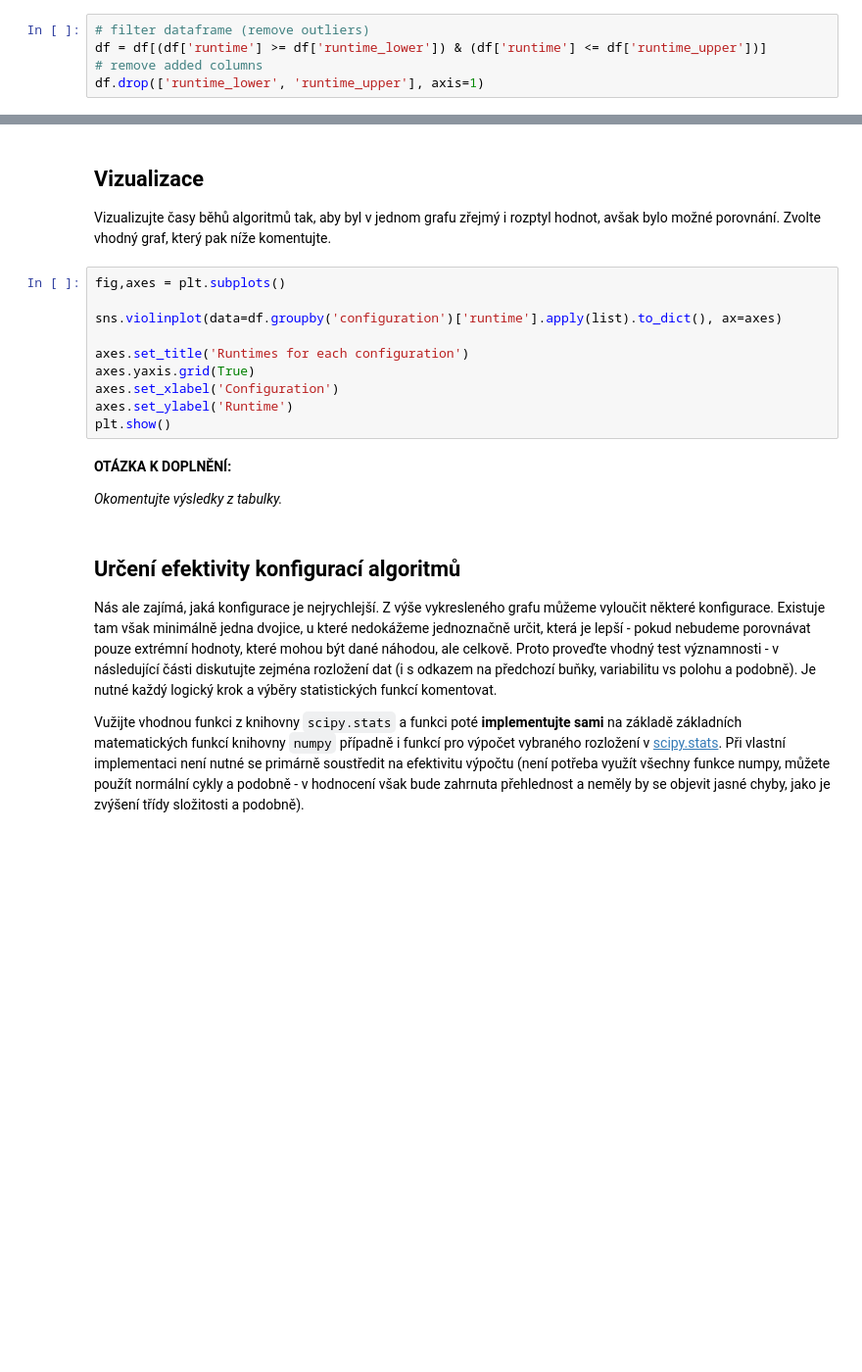
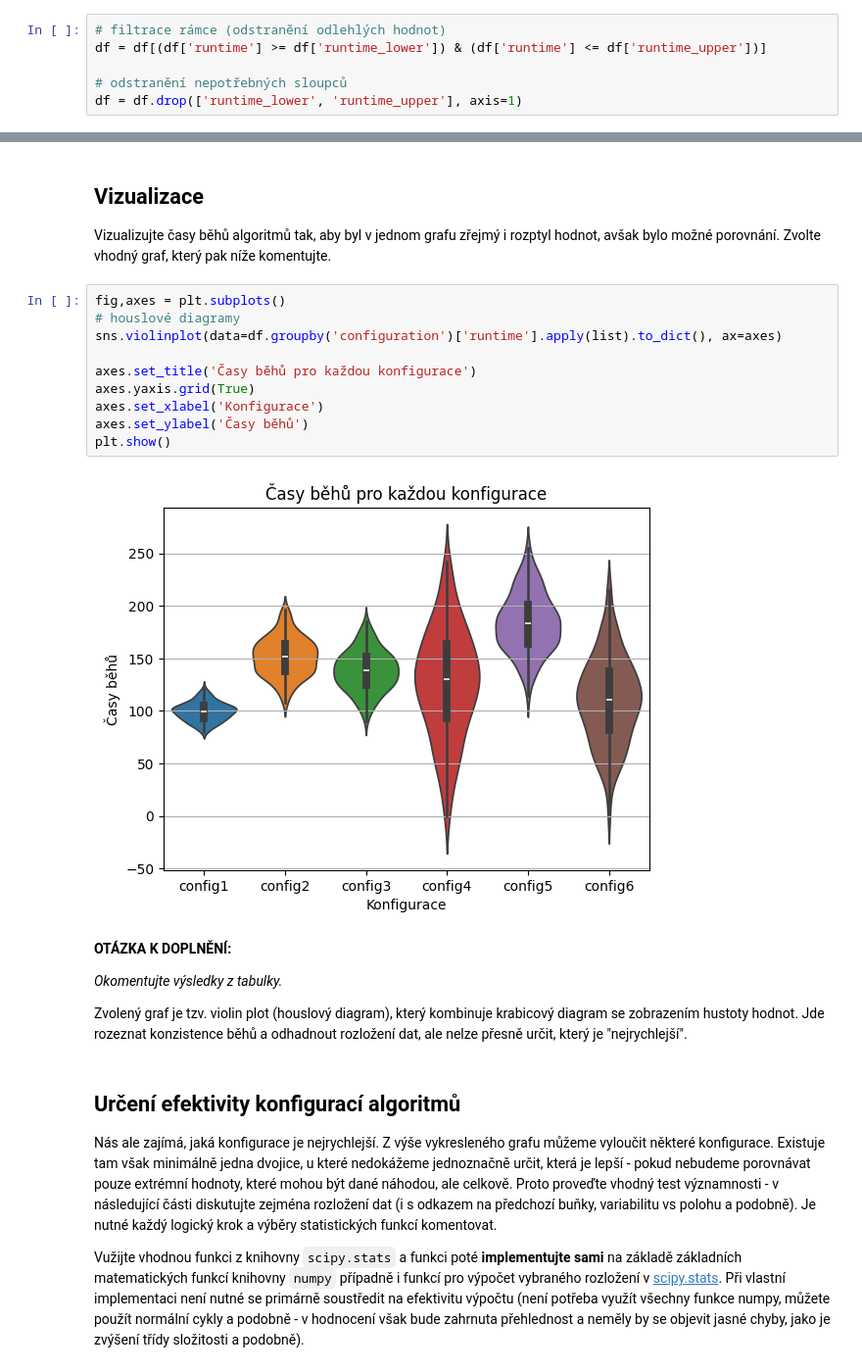
Before and after one commit to Explosiver001/MSP-Projekt1, a Jupyter notebook: proj1.ipynb, the cells around one changed output, grey strips where cells are left out. Shown: that part at 98% size. Saved outputs shown, nothing was run; the diff lists cells and outputs as text; blank space fills up the shorter version.

```diff
--- a/proj1.ipynb
+++ b/proj1.ipynb
@@ -106,10 +142,11 @@ Zvolený graf je tzv. boxplot (krabicový graf). V boxplotu můžeme vizualizova
 # %% [markdown]
 Vyčistěte dataframe `df` tak, aby tam tyto hodnoty nebyly a ukažte znovu analýzu toho, že čištění dat bylo úspěšné. Odtud dále pracujte s vyčištěným datasetem.
 # %%
-# filter dataframe (remove outliers)
+# filtrace rámce (odstranění odlehlých hodnot)
 df = df[(df['runtime'] >= df['runtime_lower']) & (df['runtime'] <= df['runtime_upper'])]
-# remove added columns
-df.drop(['runtime_lower', 'runtime_upper'], axis=1)
+
+# odstranění nepotřebných sloupců
+df = df.drop(['runtime_lower', 'runtime_upper'], axis=1)
 # %% [markdown]
 ## Deskriptivní popis hodnot
 Vypište pro jednotlivé konfigurace základní deskriptivní parametry.
@@ -136,18 +182,22 @@ Z tabulky lze pořadě vyčíst:
 Vizualizujte časy běhů algoritmů tak, aby byl v jednom grafu zřejmý i rozptyl hodnot, avšak bylo možné porovnání. Zvolte vhodný graf, který pak níže komentujte.
 # %%
 fig,axes = plt.subplots()
-
+# houslové diagramy
 sns.violinplot(data=df.groupby('configuration')['runtime'].apply(list).to_dict(), ax=axes)
 
-axes.set_title('Runtimes for each configuration')
+axes.set_title('Časy běhů pro každou konfigurace')
 axes.yaxis.grid(True)
-axes.set_xlabel('Configuration')
-axes.set_ylabel('Runtime')
+axes.set_xlabel('Konfigurace')
+axes.set_ylabel('Časy běhů')
 plt.show()
+# %% [output]
+[figure, added]
-# %% [markdown]
-__OTÁZKA K DOPLNĚNÍ:__
-
-_Okomentujte  výsledky z tabulky._
+# %% [markdown]
+__OTÁZKA K DOPLNĚNÍ:__
+
+_Okomentujte  výsledky z tabulky._
+
+Zvolený graf je tzv. violin plot (houslový diagram), který kombinuje krabicový diagram se zobrazením hustoty hodnot. Jde rozeznat konzistence běhů a odhadnout rozložení dat, ale nelze přesně určit, který je "nejrychlejší".
 # %% [markdown]
 ## Určení efektivity konfigurací algoritmů
 Nás ale zajímá, jaká konfigurace je nejrychlejší. Z výše vykresleného grafu můžeme vyloučit některé konfigurace. Existuje tam však minimálně jedna dvojice, u které nedokážeme jednoznačně určit, která je lepší - pokud nebudeme porovnávat pouze extrémní hodnoty, které mohou být dané náhodou, ale celkově. Proto proveďte vhodný test významnosti - v následující části diskutujte zejména rozložení dat (i s odkazem na předchozí buňky, variabilitu vs polohu a podobně). Je nutné každý logický krok a výběry statistických funkcí komentovat.
```
Also changed, not shown: parts of 10 cells of this notebook.
